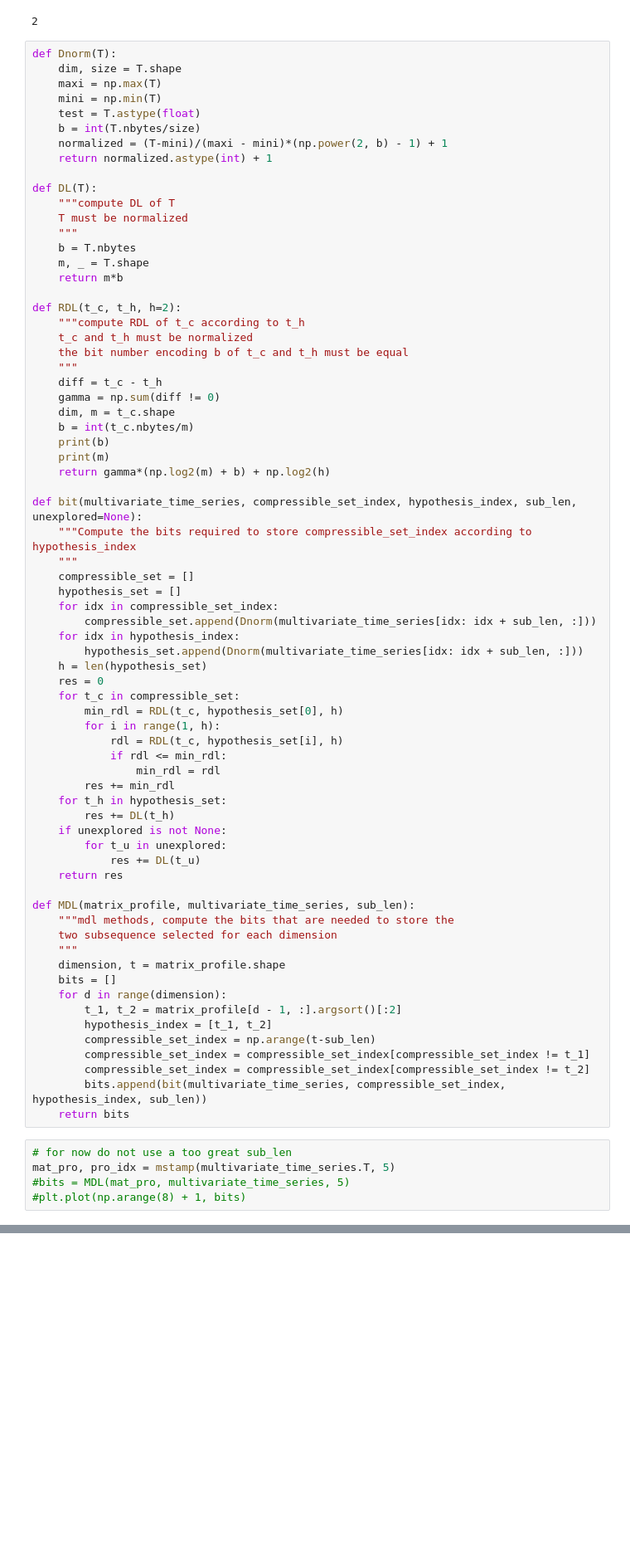
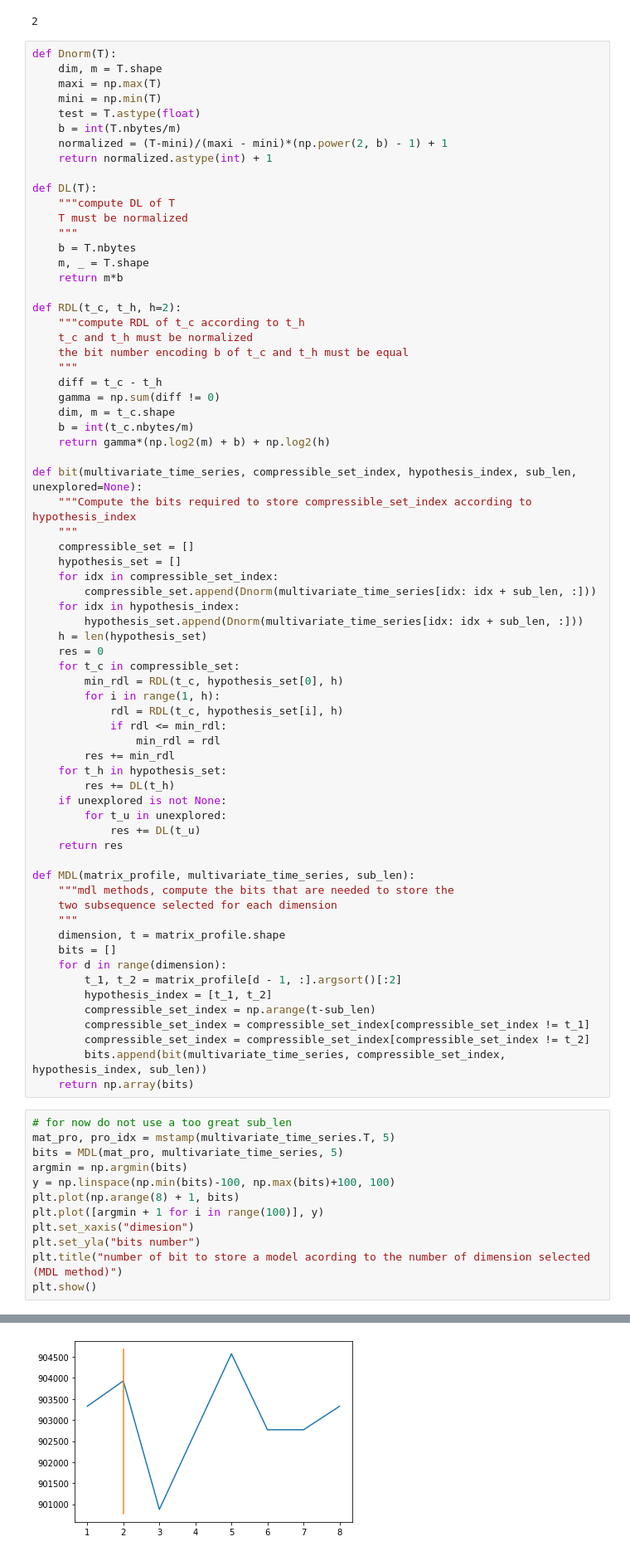
Before and after one commit to adriencances/TimeSeriesProject, a Jupyter notebook: mstamp/Untitled.ipynb, the cells around one changed output, grey strips where cells are left out. Shown at 83% size. Saved outputs shown, nothing was run; the diff lists cells and outputs as text; blank space fills up the shorter version.

Commit message:
graph cleaning

```diff
--- a/mstamp/Untitled.ipynb
+++ b/mstamp/Untitled.ipynb
@@ -111,11 +111,11 @@ np.sum(test != 0)
 2
 # %%
 def Dnorm(T):
-    dim, size = T.shape
+    dim, m = T.shape
     maxi = np.max(T)
     mini = np.min(T)
     test = T.astype(float)
-    b = int(T.nbytes/size)
+    b = int(T.nbytes/m)
     normalized = (T-mini)/(maxi - mini)*(np.power(2, b) - 1) + 1
     return normalized.astype(int) + 1
 
@@ -136,8 +136,6 @@ def RDL(t_c, t_h, h=2):
     gamma = np.sum(diff != 0)
     dim, m = t_c.shape
     b = int(t_c.nbytes/m)
-    print(b)
-    print(m)
     return gamma*(np.log2(m) + b) + np.log2(h)
 
 def bit(multivariate_time_series, compressible_set_index, hypothesis_index, sub_len, unexplored=None):
@@ -178,9 +176,17 @@ def MDL(matrix_profile, multivariate_time_series, sub_len):
         compressible_set_index = compressible_set_index[compressible_set_index != t_1]
         compressible_set_index = compressible_set_index[compressible_set_index != t_2]
         bits.append(bit(multivariate_time_series, compressible_set_index, hypothesis_index, sub_len))
-    return bits
+    return np.array(bits)
 # %%
 # for now do not use a too great sub_len
 mat_pro, pro_idx = mstamp(multivariate_time_series.T, 5)
-#bits = MDL(mat_pro, multivariate_time_series, 5)
-#plt.plot(np.arange(8) + 1, bits)
+bits = MDL(mat_pro, multivariate_time_series, 5)
+argmin = np.argmin(bits)
+y = np.linspace(np.min(bits)-100, np.max(bits)+100, 100)
+plt.plot(np.arange(8) + 1, bits)
+plt.plot([argmin + 1 for i in range(100)], y)
+plt.set_xaxis("dimesion")
+plt.set_yla("bits number")
+plt.title("number of bit to store a model acording to the number of dimension selected (MDL method)")
+plt.show()
+# %% [output]
@@ -187,3 +194,4 @@ mat_pro, pro_idx = mstamp(multivariate_time_series.T, 5)
+[figure, added]
 # %%
 t_c = np.array([[1, 3, 4, 5, 4, 3, 6, 15, 14, 13, 12, 0, 2, 4, 2, 6, 10, 11, 9, 3]])
 t_h = np.array([[1, 3, 3, 5, 4, 3, 6, 15, 14, 13, 12, 0, 2, 3, 2, 6, 4, 3, 1, 0]])
```
Also changed, not shown: parts of 2 cells of this notebook.
